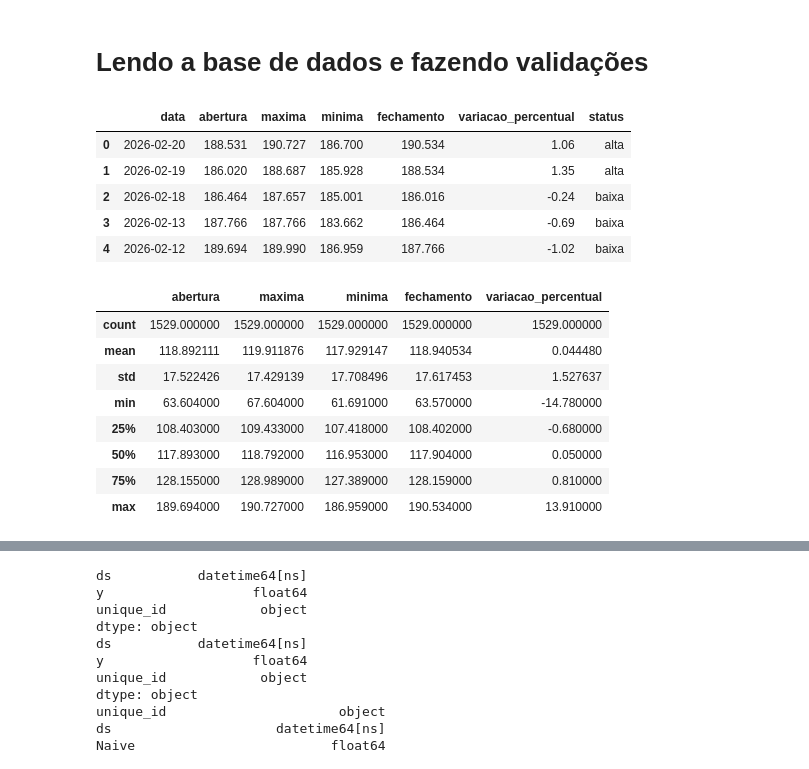
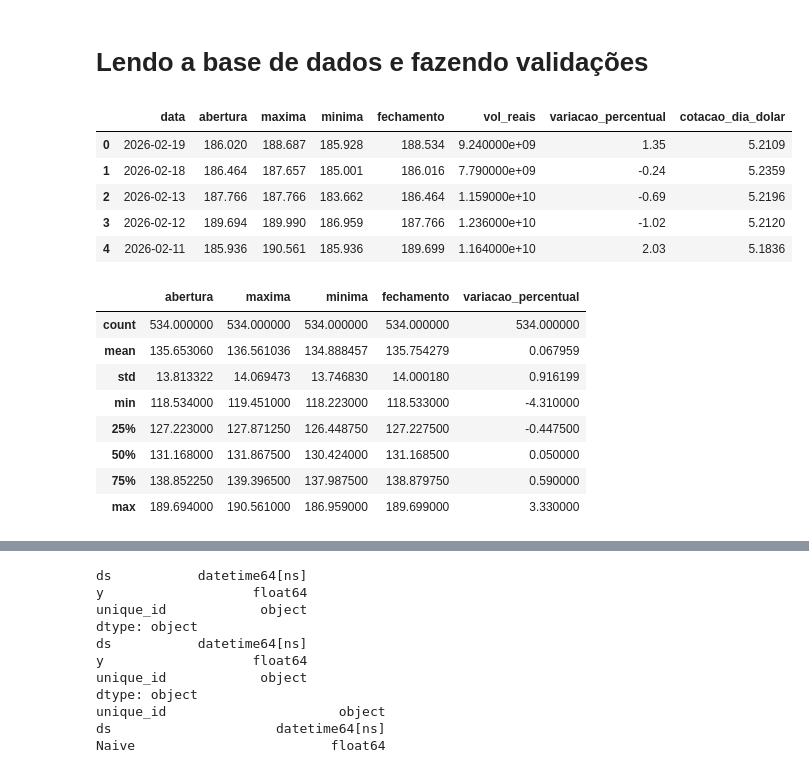
Before and after one commit to naruto112/data_analytics_fase2, a Jupyter notebook: modelagem/criacao_modelo.ipynb, the cells around one changed output, grey strips where cells are left out. Saved outputs shown, nothing was run; the diff lists cells and outputs as text; code cells hidden in the pictures.

```diff
--- a/modelagem/criacao_modelo.ipynb
+++ b/modelagem/criacao_modelo.ipynb
@@ -7,26 +7,26 @@ import seaborn as sns
 import numpy as np
 from sklearn.preprocessing import LabelEncoder
 # %%
-ibovespa = pd.read_csv(r"../data/trusted/ibovespa_historico2020.csv", sep=';')
+ibovespa = pd.read_csv(r"../data/trusted/ibovespa_historico.csv", sep=';')
 ibovespa["data"] = pd.to_datetime(ibovespa["data"])
 ibovespa.head()
 # %% [output]
-|  | data | abertura | maxima | minima | fechamento | variacao_percentual | status |
-| 0 | 2026-02-20 | 188.531 | 190.727 | 186.700 | 190.534 | 1.06 | alta |
-| 1 | 2026-02-19 | 186.020 | 188.687 | 185.928 | 188.534 | 1.35 | alta |
-| 2 | 2026-02-18 | 186.464 | 187.657 | 185.001 | 186.016 | -0.24 | baixa |
-| 3 | 2026-02-13 | 187.766 | 187.766 | 183.662 | 186.464 | -0.69 | baixa |
-| 4 | 2026-02-12 | 189.694 | 189.990 | 186.959 | 187.766 | -1.02 | baixa |
+|  | data | abertura | maxima | minima | fechamento | vol_reais | variacao_percentual | cotacao_dia_dolar |
+| 0 | 2026-02-19 | 186.020 | 188.687 | 185.928 | 188.534 | 9.240000e+09 | 1.35 | 5.2109 |
+| 1 | 2026-02-18 | 186.464 | 187.657 | 185.001 | 186.016 | 7.790000e+09 | -0.24 | 5.2359 |
+| 2 | 2026-02-13 | 187.766 | 187.766 | 183.662 | 186.464 | 1.159000e+10 | -0.69 | 5.2196 |
+| 3 | 2026-02-12 | 189.694 | 189.990 | 186.959 | 187.766 | 1.236000e+10 | -1.02 | 5.2120 |
+| 4 | 2026-02-11 | 185.936 | 190.561 | 185.936 | 189.699 | 1.164000e+10 | 2.03 | 5.1836 |
 # %%
 ibovespa[["abertura", "maxima", "minima", "fechamento", "variacao_percentual"]].describe()
 # %% [output]
 |  | abertura | maxima | minima | fechamento | variacao_percentual |
-| count | 1529.000000 | 1529.000000 | 1529.000000 | 1529.000000 | 1529.000000 |
-| mean | 118.892111 | 119.911876 | 117.929147 | 118.940534 | 0.044480 |
-| std | 17.522426 | 17.429139 | 17.708496 | 17.617453 | 1.527637 |
-| min | 63.604000 | 67.604000 | 61.691000 | 63.570000 | -14.780000 |
-| 25% | 108.403000 | 109.433000 | 107.418000 | 108.402000 | -0.680000 |
-| 50% | 117.893000 | 118.792000 | 116.953000 | 117.904000 | 0.050000 |
-| 75% | 128.155000 | 128.989000 | 127.389000 | 128.159000 | 0.810000 |
-| max | 189.694000 | 190.727000 | 186.959000 | 190.534000 | 13.910000 |
+| count | 534.000000 | 534.000000 | 534.000000 | 534.000000 | 534.000000 |
+| mean | 135.653060 | 136.561036 | 134.888457 | 135.754279 | 0.067959 |
+| std | 13.813322 | 14.069473 | 13.746830 | 14.000180 | 0.916199 |
+| min | 118.534000 | 119.451000 | 118.223000 | 118.533000 | -4.310000 |
+| 25% | 127.223000 | 127.871250 | 126.448750 | 127.227500 | -0.447500 |
+| 50% | 131.168000 | 131.867500 | 130.424000 | 131.168500 | 0.050000 |
+| 75% | 138.852250 | 139.396500 | 137.987500 | 138.879750 | 0.590000 |
+| max | 189.694000 | 190.561000 | 186.959000 | 189.699000 | 3.330000 |
 # %%
```
Also changed, not shown: parts of 62 cells of this notebook, 2 other files.
